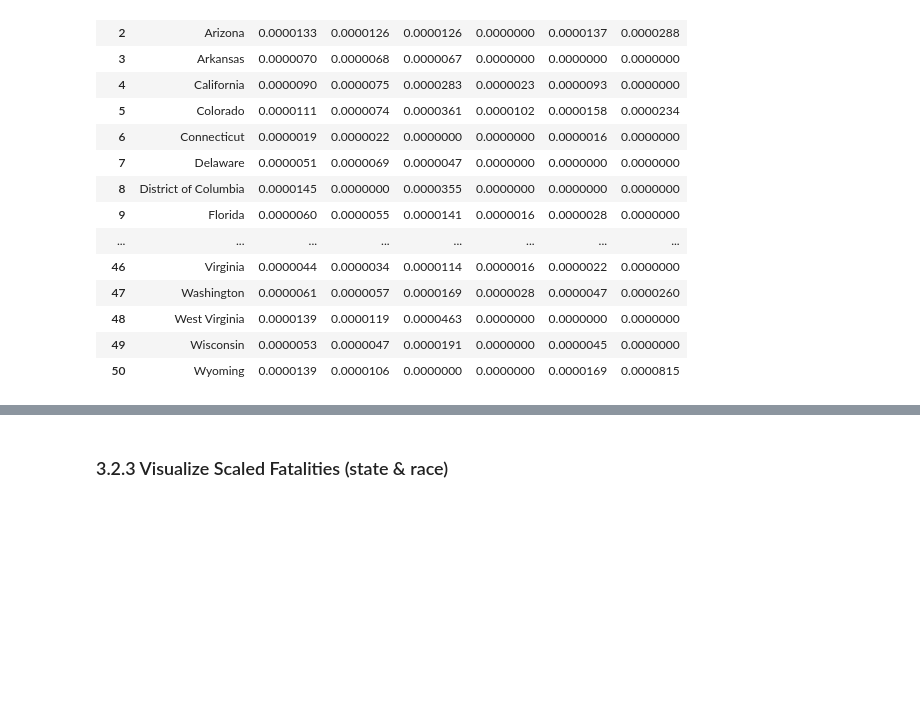
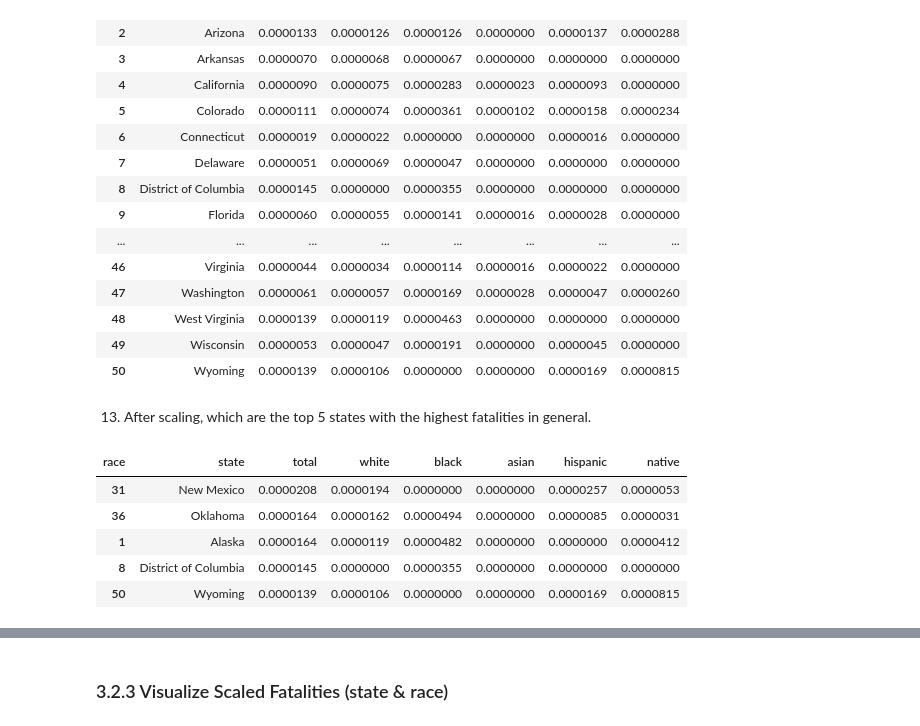
Before and after one commit to CelineChiLamNg/fatal_police_shootings, a Jupyter notebook: FatalPoliceShootings.ipynb, the cells around one changed output, grey strips where cells are left out. Saved outputs shown, nothing was run; the diff lists cells and outputs as text; code cells hidden in the pictures; blank space fills up the shorter version.

```diff
--- a/FatalPoliceShootings.ipynb
+++ b/FatalPoliceShootings.ipynb
@@ -1012,3 +1002,17 @@ shootings_scaled_by_population
 | 48 | West Virginia | 0.0000139 | 0.0000119 | 0.0000463 | 0.0000000 | 0.0000000 | 0.0000000 |
 | 49 | Wisconsin | 0.0000053 | 0.0000047 | 0.0000191 | 0.0000000 | 0.0000045 | 0.0000000 |
 | 50 | Wyoming | 0.0000139 | 0.0000106 | 0.0000000 | 0.0000000 | 0.0000169 | 0.0000815 |
+# %% [markdown]
+13. After scaling, which are the top 5 states with the highest fatalities in
+general.
+# %%
+top5 = (shootings_scaled_by_population.sort_values(by="total", ascending=False)
+        .head(5))
+top5
+# %% [output]
+| race | state | total | white | black | asian | hispanic | native |
+| 31 | New Mexico | 0.0000208 | 0.0000194 | 0.0000000 | 0.0000000 | 0.0000257 | 0.0000053 |
+| 36 | Oklahoma | 0.0000164 | 0.0000162 | 0.0000494 | 0.0000000 | 0.0000085 | 0.0000031 |
+| 1 | Alaska | 0.0000164 | 0.0000119 | 0.0000482 | 0.0000000 | 0.0000000 | 0.0000412 |
+| 8 | District of Columbia | 0.0000145 | 0.0000000 | 0.0000355 | 0.0000000 | 0.0000000 | 0.0000000 |
+| 50 | Wyoming | 0.0000139 | 0.0000106 | 0.0000000 | 0.0000000 | 0.0000169 | 0.0000815 |
```
Also changed, not shown: parts of 24 cells of this notebook.
